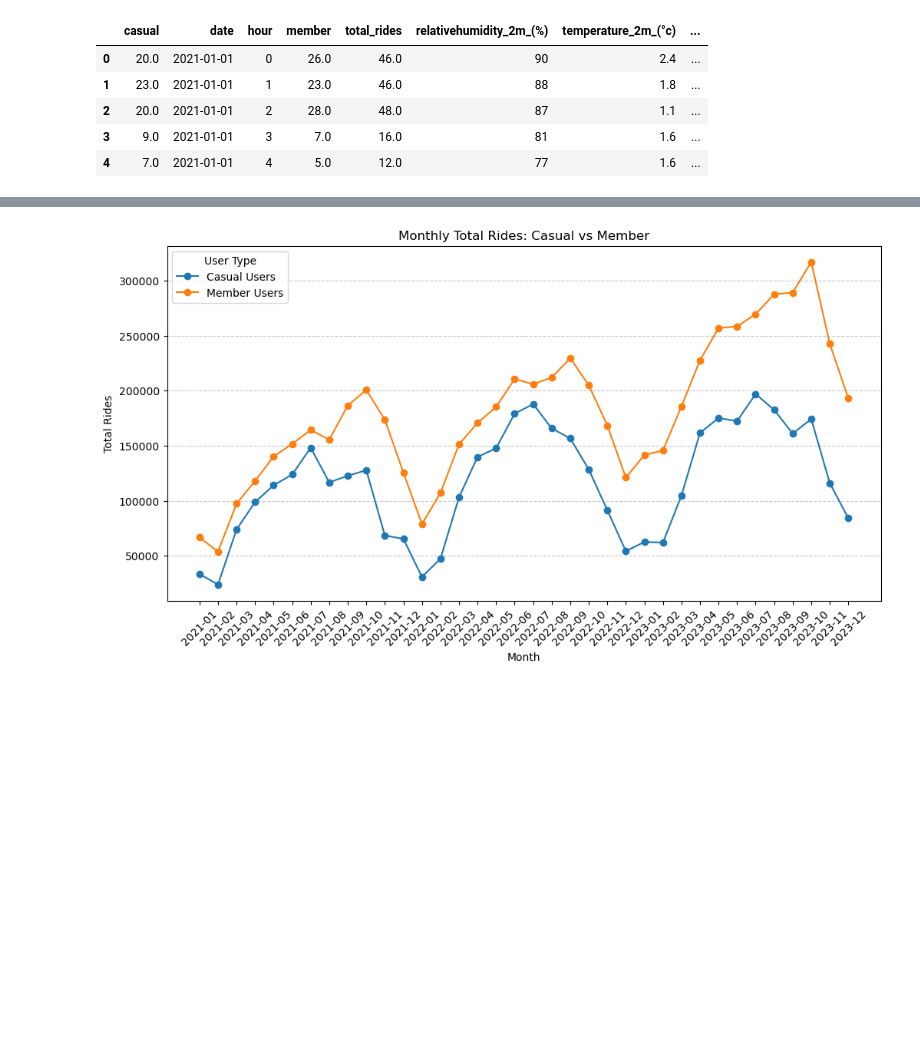
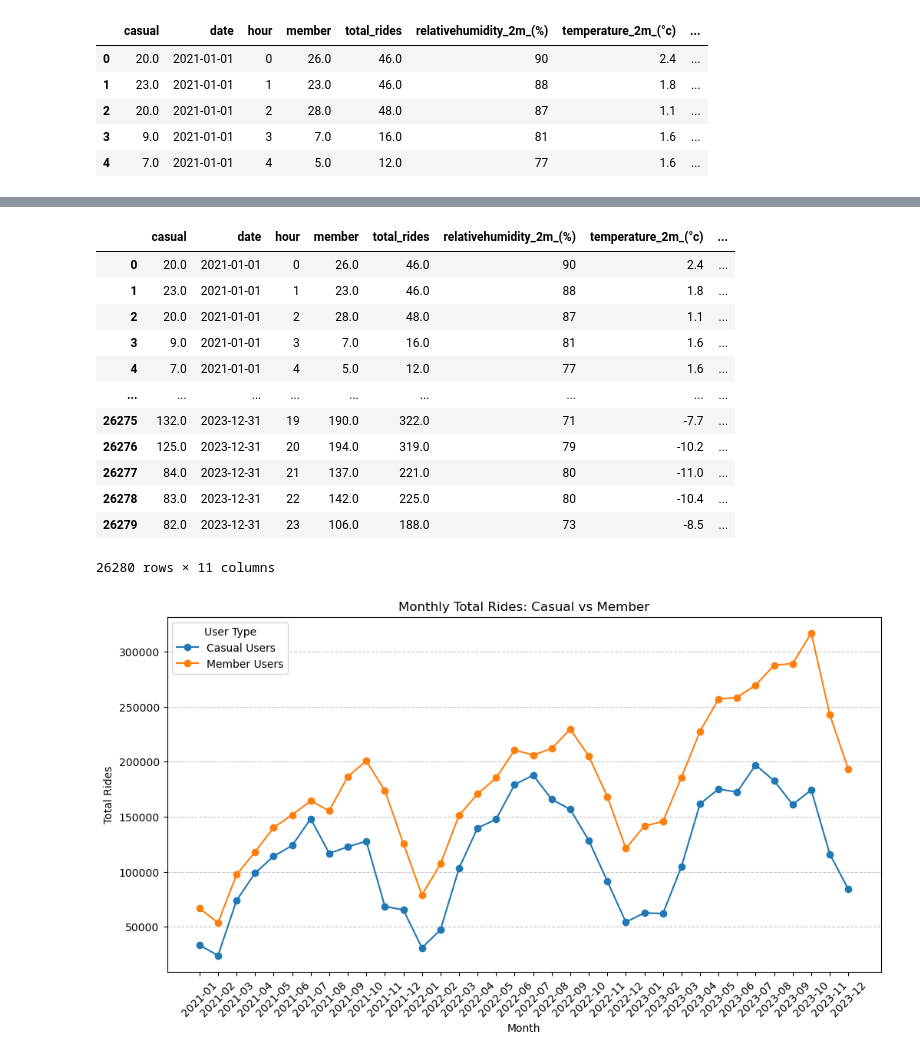
Before and after one commit to rakeshtparayil/capital_bike_share, a Jupyter notebook: capital_bike_share_EDA.ipynb, the cells around one changed output, grey strips where cells are left out. Drawn from its saved outputs; the diff is of its cells as text; code cells hidden in the pictures; blank space fills up the shorter version.

```diff
--- a/capital_bike_share_EDA.ipynb
+++ b/capital_bike_share_EDA.ipynb
@@ -171,3 +190,31 @@ bike_hourly_new.head()
+# %%
+#adding season as a column
+def get_season(month):
+    if month in [12, 1, 2]:
+        return 'winter'
+    elif month in [3, 4, 5]:
+        return 'spring'
+    elif month in [6, 7, 8]:
+        return 'summer'
+    else:
+        return 'fall'
+
+bike_hourly_new['season'] = bike_hourly_new['date'].dt.month.apply(get_season)
+bike_hourly_new
+# %% [output]
+|  | casual | date | hour | member | total_rides | relativehumidity_2m_(%) | temperature_2m_(°c) | ... |
+| 0 | 20.0 | 2021-01-01 | 0 | 26.0 | 46.0 | 90 | 2.4 | ... |
+| 1 | 23.0 | 2021-01-01 | 1 | 23.0 | 46.0 | 88 | 1.8 | ... |
+| 2 | 20.0 | 2021-01-01 | 2 | 28.0 | 48.0 | 87 | 1.1 | ... |
+| 3 | 9.0 | 2021-01-01 | 3 | 7.0 | 16.0 | 81 | 1.6 | ... |
+| 4 | 7.0 | 2021-01-01 | 4 | 5.0 | 12.0 | 77 | 1.6 | ... |
+| ... | ... | ... | ... | ... | ... | ... | ... | ... |
+| 26275 | 132.0 | 2023-12-31 | 19 | 190.0 | 322.0 | 71 | -7.7 | ... |
+| 26276 | 125.0 | 2023-12-31 | 20 | 194.0 | 319.0 | 79 | -10.2 | ... |
+| 26277 | 84.0 | 2023-12-31 | 21 | 137.0 | 221.0 | 80 | -11.0 | ... |
+| 26278 | 83.0 | 2023-12-31 | 22 | 142.0 | 225.0 | 80 | -10.4 | ... |
+| 26279 | 82.0 | 2023-12-31 | 23 | 106.0 | 188.0 | 73 | -8.5 | ... |
+26280 rows × 11 columns
 # %%
 # Ensure 'date' is in datetime format
 bike_hourly_new['date'] = pd.to_datetime(bike_hourly_new['date'])
```
Also changed, not shown: parts of 6 cells of this notebook, 1 other file.
